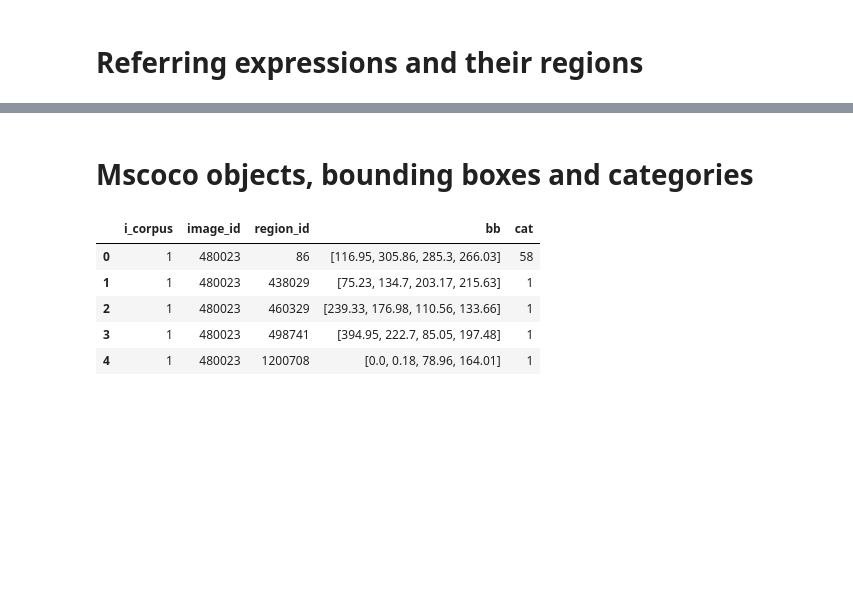
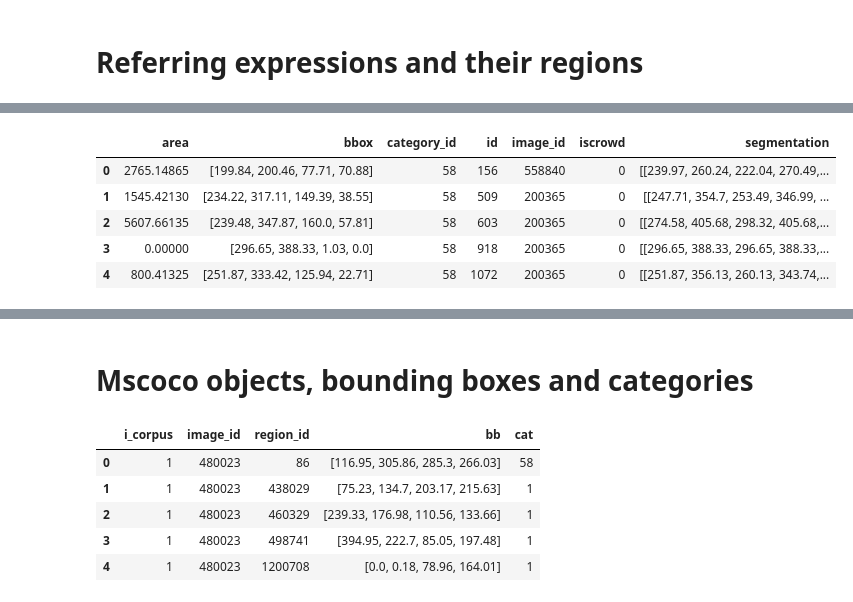
Before and after one commit to sinazarriess/many_names_collection, a Jupyter notebook: utils/loading.ipynb, the cells around one changed output, grey strips where cells are left out. Drawn from its saved outputs; the diff is of its cells as text; code cells hidden in the pictures; blank space fills up the shorter version.

```diff
--- a/utils/loading.ipynb
+++ b/utils/loading.ipynb
@@ -22,0 +57,14 @@ refdf.head()
+# %%
+with open("/Volumes/data/Corpora/External/ImageCorpora/MSCOCO/annotations/instances_val2014.json", 'r') as f:
+    coco_in = json.load(f)
+# %%
+cocoandf = pd.DataFrame(coco_in['annotations'])
+# %%
+cocoandf.head()
+# %% [output]
+|  | area | bbox | category_id | id | image_id | iscrowd | segmentation |
+| 0 | 2765.14865 | [199.84, 200.46, 77.71, 70.88] | 58 | 156 | 558840 | 0 | [[239.97, 260.24, 222.04, 270.49,... |
+| 1 | 1545.42130 | [234.22, 317.11, 149.39, 38.55] | 58 | 509 | 200365 | 0 | [[247.71, 354.7, 253.49, 346.99, ... |
+| 2 | 5607.66135 | [239.48, 347.87, 160.0, 57.81] | 58 | 603 | 200365 | 0 | [[274.58, 405.68, 298.32, 405.68,... |
+| 3 | 0.00000 | [296.65, 388.33, 1.03, 0.0] | 58 | 918 | 200365 | 0 | [[296.65, 388.33, 296.65, 388.33,... |
+| 4 | 800.41325 | [251.87, 333.42, 125.94, 22.71] | 58 | 1072 | 200365 | 0 | [[251.87, 356.13, 260.13, 343.74,... |
```
Also changed, not shown: parts of 15 cells of this notebook, 10 other files.
